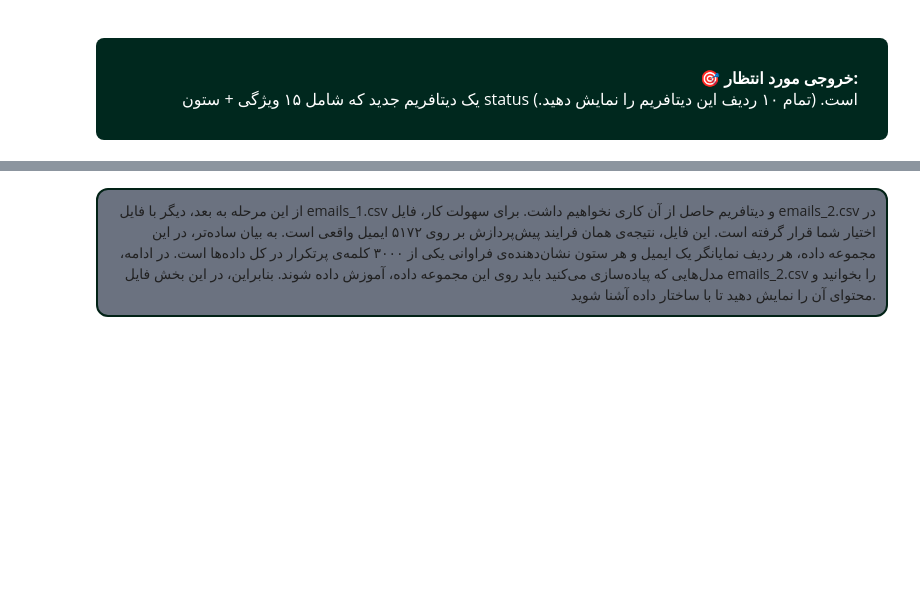
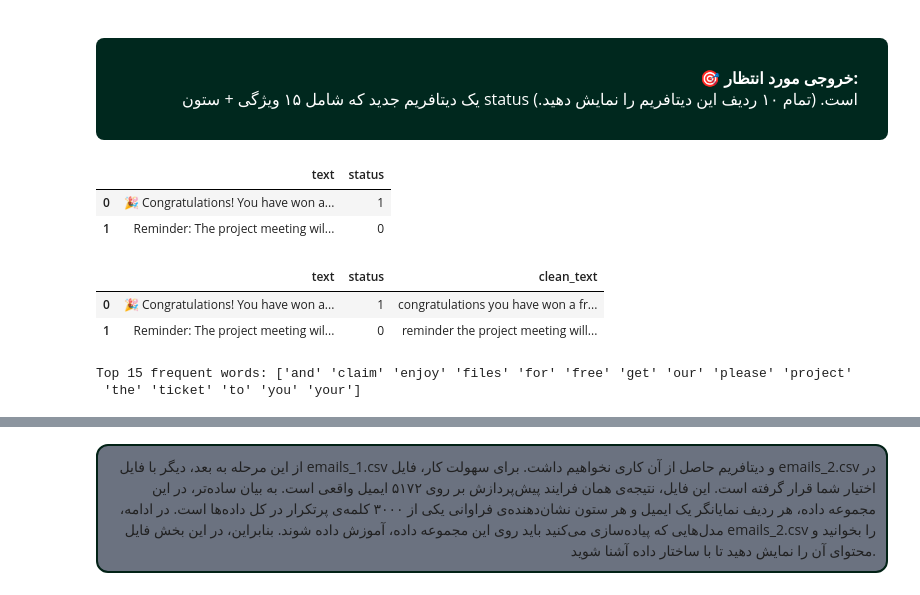
Before and after one commit to NavidAdib98/NLP___spam-detection__URL-phishing-detection, a Jupyter notebook: NLP_HW2.ipynb, the cells around one changed output, grey strips where cells are left out. Drawn from its saved outputs; the diff is of its cells as text; code cells hidden in the pictures; blank space fills up the shorter version.

```diff
--- a/NLP_HW2.ipynb
+++ b/NLP_HW2.ipynb
@@ -77,0 +81,41 @@ status (برچسب، مشخص‌کننده‌ی spam یا ham بودن ایمی
+# %%
+# Step 2: Load the dataset
+df = pd.read_csv("datasets/q1/emails_1.csv")
+# Step 3: Convert labels to numeric values (spam → 1, ham → 0)
+df['status'] = df['status'].map({'spam': 1, 'ham': 0})
+df.head(2)
+# %% [output]
+|  | text | status |
+| 0 | 🎉 Congratulations! You have won a... | 1 |
+| 1 | Reminder: The project meeting wil... | 0 |
+# %%
+# Step 4: Define a text cleaning function
+def clean_text(text):
+    # Remove all non-alphabetic characters
+    text = re.sub(r'[^a-zA-Z]', ' ', text)
+    # Convert text to lowercase
+    text = text.lower()
+    # Remove extra spaces
+    text = re.sub(r'\s+', ' ', text).strip()
+    return text
+
+# Step 5: Apply text cleaning to all messages
+df['clean_text'] = df['text'].apply(clean_text)
+df.head(2)
+# %% [output]
+|  | text | status | clean_text |
+| 0 | 🎉 Congratulations! You have won a... | 1 | congratulations you have won a fr... |
+| 1 | Reminder: The project meeting wil... | 0 | reminder the project meeting will... |
+# %%
+# Step 6: Initialize CountVectorizer to keep only top 15 frequent words
+vectorizer = CountVectorizer(max_features=15)
+
+# Step 7: Fit and transform the clean text into numerical vectors
+X = vectorizer.fit_transform(df['clean_text']).toarray()
+
+# Step 8: Retrieve the feature names
+feature_names = vectorizer.get_feature_names_out()
+print("Top 15 frequent words:",feature_names)
+# %% [output]
+Top 15 frequent words: ['and' 'claim' 'enjoy' 'files' 'for' 'free' 'get' 'our' 'please' 'project'
+ 'the' 'ticket' 'to' 'you' 'your']
```
Also changed, not shown: parts of 27 cells of this notebook, 2 other files.
